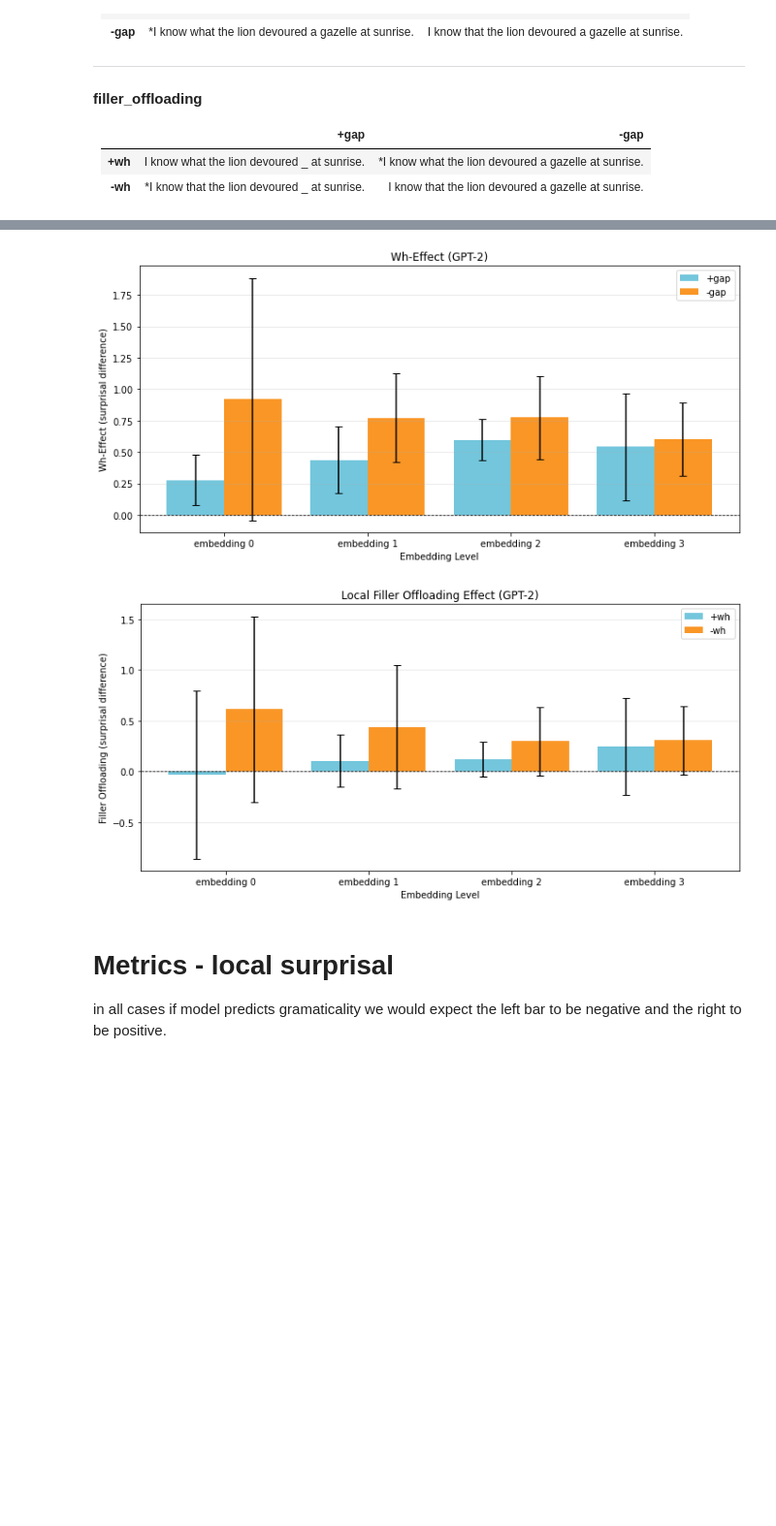
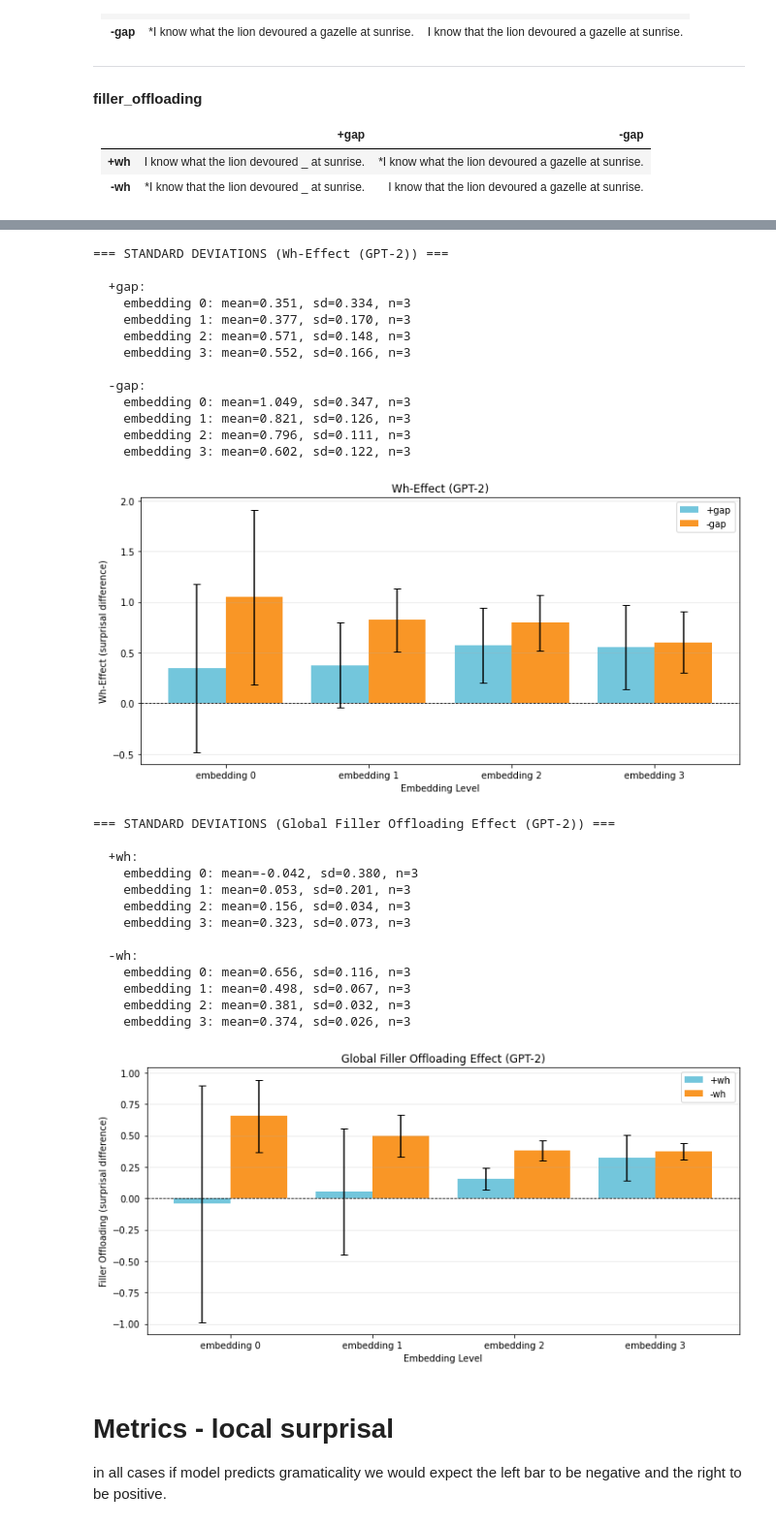
Before and after one commit to marrsia/ucl-fgd, a Jupyter notebook: notebooks/pilot_object_surprisals.ipynb, the cells around one changed output, grey strips where cells are left out. Shown at 97% size. Cells and saved outputs as stored; diff of their text form; code cells hidden in the pictures; blank space fills up the shorter version.

```diff
--- a/notebooks/pilot_object_surprisals.ipynb
+++ b/notebooks/pilot_object_surprisals.ipynb
@@ -145,30 +157,58 @@ data.plot_effect_bar_chart(
 # %%
 surprisal_df = pd.read_csv('../data/model_outputs/gpt2_pilot_object_gaps_stimuli_with_surprisals.csv')
 
 # wh-effect plot
 data.plot_effect_bar_chart(
     surprisal_df,
     effect_fn=data.get_wh_effect,
     conditions=['gap', 'no_gap'],
     condition_labels=['+gap', '-gap'],
     title='Wh-Effect (GPT-2)',
     ylabel='Wh-Effect (surprisal difference)',
-    surprisal_type="global"
+    surprisal_type="global",
+    gap_type = "object"
 )
 
 # filler offloading plot
 data.plot_effect_bar_chart(
     surprisal_df,
     effect_fn=data.get_filler_offloading_effect,
     conditions=['+wh', '-wh'],
     condition_labels=['+wh', '-wh'],
-    title='Local Filler Offloading Effect (GPT-2)',
+    title='Global Filler Offloading Effect (GPT-2)',
     ylabel='Filler Offloading (surprisal difference)',
-     surprisal_type="global"
+     surprisal_type="global",
+    gap_type = "object"
 )
 # %% [output]
+=== STANDARD DEVIATIONS (Wh-Effect (GPT-2)) ===
+
+  +gap:
+    embedding 0: mean=0.351, sd=0.334, n=3
+    embedding 1: mean=0.377, sd=0.170, n=3
+    embedding 2: mean=0.571, sd=0.148, n=3
+    embedding 3: mean=0.552, sd=0.166, n=3
+
+  -gap:
+    embedding 0: mean=1.049, sd=0.347, n=3
+    embedding 1: mean=0.821, sd=0.126, n=3
+    embedding 2: mean=0.796, sd=0.111, n=3
+    embedding 3: mean=0.602, sd=0.122, n=3
-[figure, old version]
+[figure, new version]
+=== STANDARD DEVIATIONS (Global Filler Offloading Effect (GPT-2)) ===
+
+  +wh:
+    embedding 0: mean=-0.042, sd=0.380, n=3
+    embedding 1: mean=0.053, sd=0.201, n=3
+    embedding 2: mean=0.156, sd=0.034, n=3
+    embedding 3: mean=0.323, sd=0.073, n=3
+
+  -wh:
+    embedding 0: mean=0.656, sd=0.116, n=3
+    embedding 1: mean=0.498, sd=0.067, n=3
+    embedding 2: mean=0.381, sd=0.032, n=3
+    embedding 3: mean=0.374, sd=0.026, n=3
-[figure, old version]
+[figure, new version]
 # %% [markdown]
 # Metrics - local surprisal
 in all cases if model predicts gramaticality we would expect the left bar to be negative and the right to be positive.
```
Also changed, not shown: parts of 21 cells of this notebook, 47 other files.
